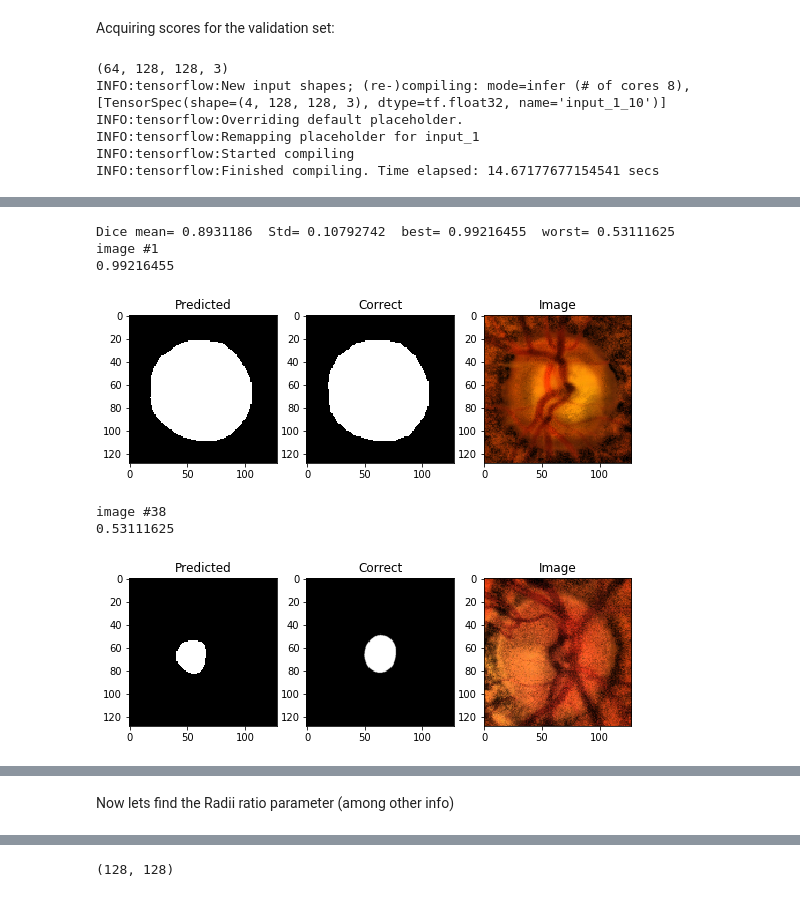
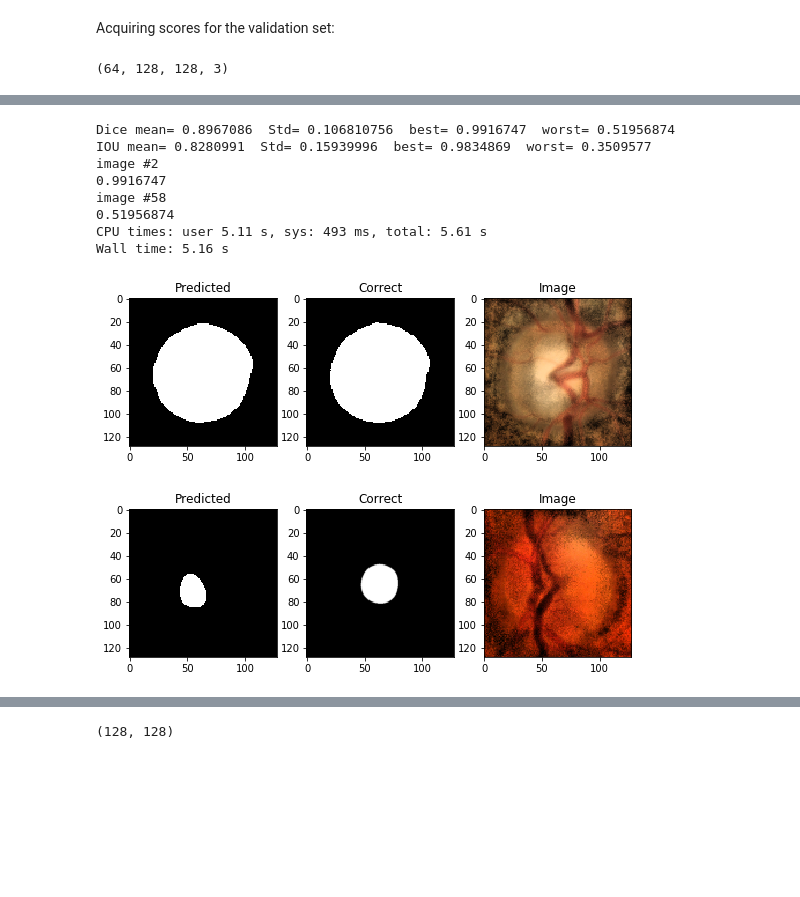
Before and after one commit to javicivit/TPU-UNET, a Jupyter notebook: TPU_U_Net_Cup_Disc_Segmentation.ipynb, the cells around one changed output, grey strips where cells are left out. Drawn from its saved outputs; the diff is of its cells as text; code cells hidden in the pictures; blank space fills up the shorter version.

```diff
--- a/TPU_U_Net_Cup_Disc_Segmentation.ipynb
+++ b/TPU_U_Net_Cup_Disc_Segmentation.ipynb
@@ -222,8 +220,8 @@ Change these parameters according to  the architecture . Uss Cup=True to segment
 img_shape=(128,128,3)
 # %%
 cup=True
-name='CUPa05d5w64ir16bn'
-model=UNet(img_shape,start_ch=64,upconv=False,dropout=0.65, depth=5,inc_rate=1.6, batchnorm=True)
+name='CUPa05d6w72ir12bn'
+model=UNet(img_shape,start_ch=72,upconv=False,dropout=0.65, depth=6,inc_rate=1.2, batchnorm=True)
 # %% [output]
 WARNING:tensorflow:From /usr/local/lib/python3.6/dist-packages/tensorflow/python/ops/resource_variable_ops.py:435: colocate_with (from tensorflow.python.framework.ops) is deprecated and will be remove ...
 Instructions for updating:
@@ -673,15 +670,22 @@ def np_dice_coef(y_true, y_pred):
     intersection = np.sum(y_true_f * y_pred_f)
     return ( (2. * intersection + smooth) /
              (np.sum(y_true_f) + np.sum(y_pred_f) + smooth) )
+# %%
+def np_iou(y_true, y_pred):
+    y_true_f = y_true.flatten()
+    y_pred_f = y_pred.flatten()
+    intersection = np.sum(y_true_f * y_pred_f)
+    return ( ( intersection + smooth) /
+             (np.sum(y_true_f) + np.sum(y_pred_f) - intersection + smooth) )
 # %% [markdown]
 Acquiring scores for the validation set:
 # %%
 %%time
 pred_dice=np.empty((test_s), dtype=np.float32)
+pred_iou=np.empty((test_s), dtype=np.float32)
 
 
-
-sess = K.get_session()
+#sess = K.get_session()
 
 batch_X = X_testc[0:test_s]
 batch_y = Y_testc[0:test_s]
@@ -698,51 +702,59 @@ for i in tqdm_notebook(range(predv.shape[0])):
     pred = predv[i]
     corr = corrv[i]
     cur_dice = np_dice_coef(pred, corr)
+    cur_iou = np_iou(pred,corr)
     #print(cur_dice)
     pred_dice[i]=(cur_dice)
-
+    pred_iou[i]=cur_iou
 
 
 d_worst=np.amin(pred_dice)
 d_best=np.amax(pred_dice)
 d_mean=np.mean(pred_dice)
 d_std=np.std(pred_dice)
 print("Dice mean=",d_mean, " Std=",d_std, " best=",d_best," worst=",d_worst)
 
-i_best=np.argmax(pred_dice)
-i_worst=np.argmin(pred_dice)
+i_worst=np.amin(pred_iou)
+i_best=np.amax(pred_iou)
+i_mean=np.mean(pred_iou)
+i_std=np.std(pred_iou)
+print("IOU mean=",i_mean, " Std=",i_std, " best=",i_best," worst=",i_worst)
 
-for i in [i_best,i_worst]:
+ix_best=np.argmax(pred_dice)
+ix_worst=np.argmin(pred_dice)
+
+j=0
+for i in [ix_best,ix_worst]:
     print('image #{}'.format(i))
     img = X_test[i]
     pred = predv[i]
     corr = corrv[i]
 
     print(pred_dice[i])
     fig = plt.figure(figsize=(9, 4))
     ax = fig.add_subplot(1, 3, 1)
     ax.imshow(pred, cmap=plt.cm.Greys_r)
     ax.set_title('Predicted')
     ax = fig.add_subplot(1, 3, 2)
     ax.imshow(corr, cmap=plt.cm.Greys_r)
     ax.set_title('Correct')
     ax = fig.add_subplot(1, 3, 3)
     #ax.imshow(img)
     ax.imshow(img)
     ax.set_title('Image')
-    plt.show()
+    #plt.show()
+    fig.savefig(os.path.join('/content/gdrive/My Drive/FIG','img'+str(j)+name+'.png'),dpi=600)
+    j+=1
 # %% [output]
 (64, 128, 128, 3)
-INFO:tensorflow:New input shapes; (re-)compiling: mode=infer (# of cores 8), [TensorSpec(shape=(4, 128, 128, 3), dtype=tf.float32, name='input_1_10')]
-INFO:tensorflow:Overriding default placeholder.
-INFO:tensorflow:Remapping placeholder for input_1
-INFO:tensorflow:Started compiling
-INFO:tensorflow:Finished compiling. Time elapsed: 14.67177677154541 secs
 [interactive output not drawn]
-Dice mean= 0.8931186  Std= 0.10792742  best= 0.99216455  worst= 0.53111625
-image #1
-0.99216455
+Dice mean= 0.8967086  Std= 0.106810756  best= 0.9916747  worst= 0.51956874
+IOU mean= 0.8280991  Std= 0.15939996  best= 0.9834869  worst= 0.3509577
+image #2
+0.9916747
+image #58
+0.51956874
+CPU times: user 5.11 s, sys: 493 ms, total: 5.61 s
+Wall time: 5.16 s
-[figure, old version]
+[figure, new version]
-image #38
-0.53111625
-[figure, old version]
+[figure, new version]
@@ -751,5 +761,3 @@ Wall time: 25.6 s
-# %% [markdown]
-Now lets find the Radii ratio parameter (among other info)
 # %%
 %%time
 
```
Also changed, not shown: parts of 36 cells of this notebook.
